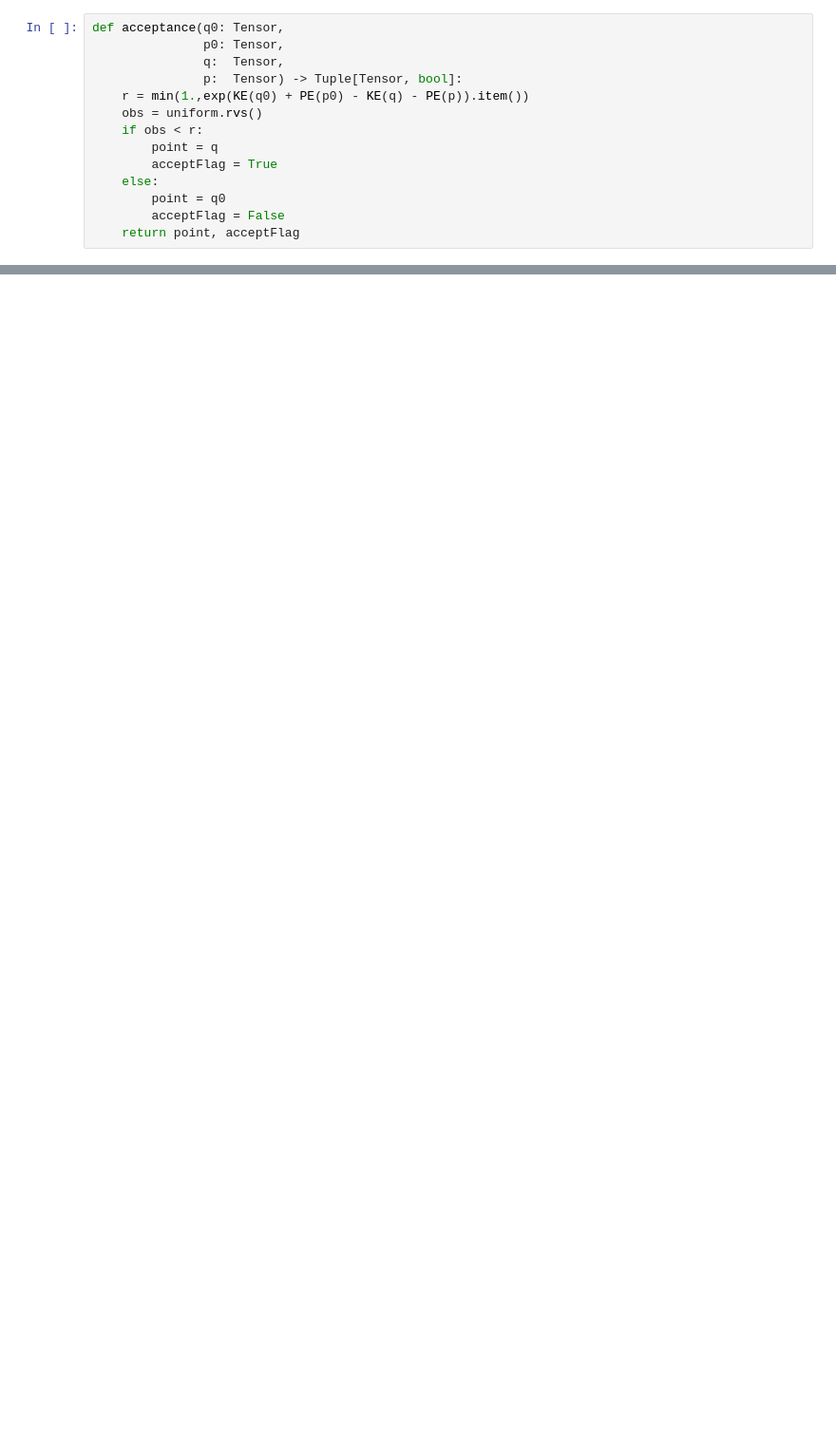
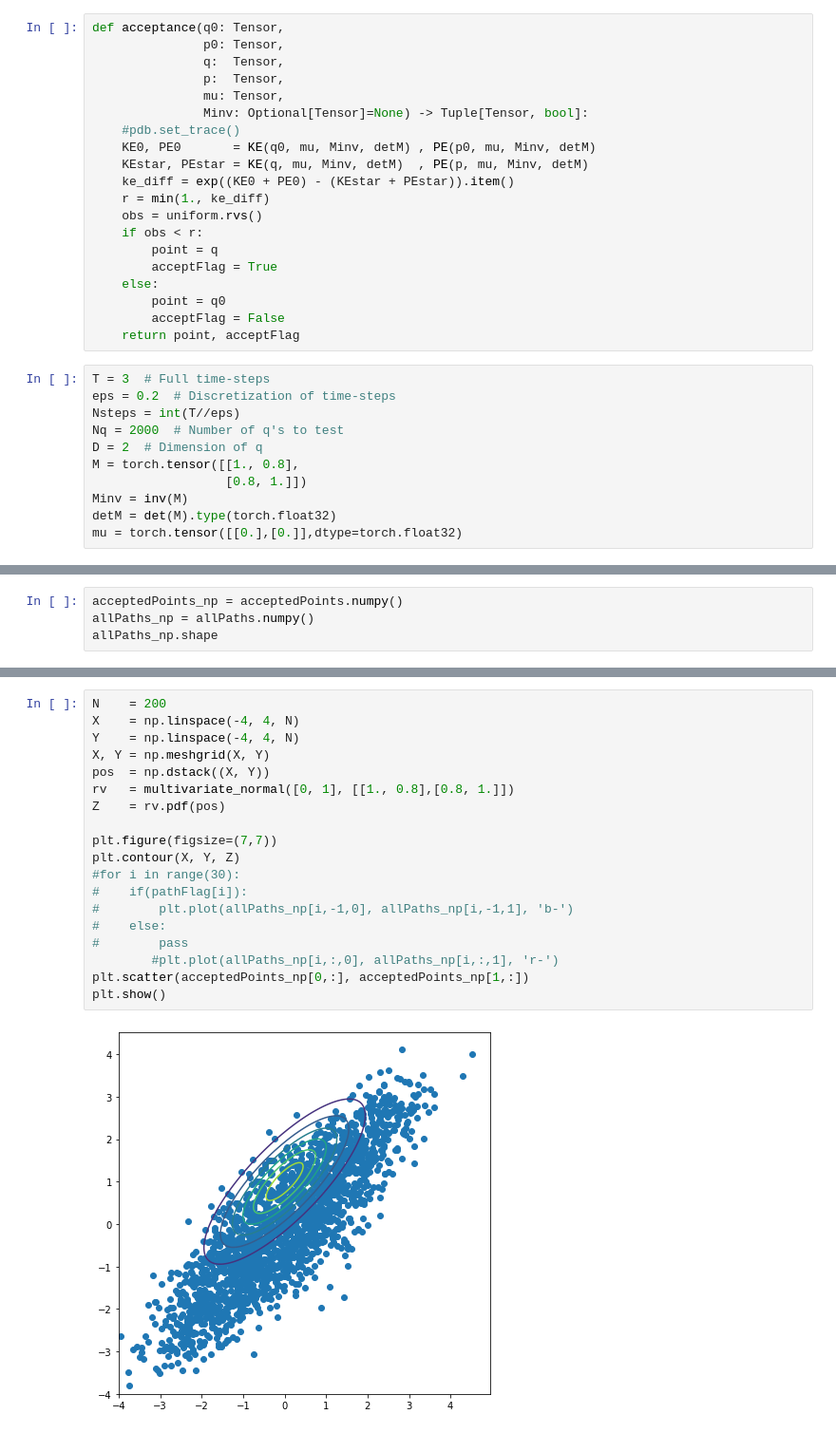
Before and after one commit to BrianWhiteaker/HMC, a Jupyter notebook: HMC0.ipynb, the cells around one changed output, grey strips where cells are left out. Shown at 95% size. Saved outputs shown, nothing was run; the diff lists cells and outputs as text; blank space fills up the shorter version.

```diff
--- a/HMC0.ipynb
+++ b/HMC0.ipynb
@@ -106,8 +117,14 @@ def stormer_verlet(V:    Callable,
 def acceptance(q0: Tensor,
                p0: Tensor,
                q:  Tensor,
-               p:  Tensor) -> Tuple[Tensor, bool]:
-    r = min(1.,exp(KE(q0) + PE(p0) - KE(q) - PE(p)).item())
+               p:  Tensor,
+               mu: Tensor,
+               Minv: Optional[Tensor]=None) -> Tuple[Tensor, bool]:
+    #pdb.set_trace()
+    KE0, PE0       = KE(q0, mu, Minv, detM) , PE(p0, mu, Minv, detM)
+    KEstar, PEstar = KE(q, mu, Minv, detM)  , PE(p, mu, Minv, detM)
+    ke_diff = exp((KE0 + PE0) - (KEstar + PEstar)).item()
+    r = min(1., ke_diff)
     obs = uniform.rvs()
     if obs < r:
         point = q
@@ -116,4 +133,15 @@ def acceptance(q0: Tensor,
         point = q0
         acceptFlag = False
     return point, acceptFlag
+# %%
+T = 3  # Full time-steps
+eps = 0.2  # Discretization of time-steps
+Nsteps = int(T//eps)
+Nq = 2000  # Number of q's to test
+D = 2  # Dimension of q
+M = torch.tensor([[1., 0.8],
+                  [0.8, 1.]])
+Minv = inv(M)
+detM = det(M).type(torch.float32)
+mu = torch.tensor([[0.],[0.]],dtype=torch.float32)
 # %%
@@ -152,0 +188,4 @@ print(f'Acceptance rate: {accepted/Nq}')
+# %%
+acceptedPoints_np = acceptedPoints.numpy()
+allPaths_np = allPaths.numpy()
+allPaths_np.shape
@@ -152,0 +194,21 @@ print(f'Acceptance rate: {accepted/Nq}')
+# %%
+N    = 200
+X    = np.linspace(-4, 4, N)
+Y    = np.linspace(-4, 4, N)
+X, Y = np.meshgrid(X, Y)
+pos  = np.dstack((X, Y))
+rv   = multivariate_normal([0, 1], [[1., 0.8],[0.8, 1.]])
+Z    = rv.pdf(pos)
+
+plt.figure(figsize=(7,7))
+plt.contour(X, Y, Z)
+#for i in range(30):
+#    if(pathFlag[i]):
+#        plt.plot(allPaths_np[i,-1,0], allPaths_np[i,-1,1], 'b-')
+#    else:
+#        pass
+        #plt.plot(allPaths_np[i,:,0], allPaths_np[i,:,1], 'r-')
+plt.scatter(acceptedPoints_np[0,:], acceptedPoints_np[1,:])
+plt.show()
+# %% [output]
+[figure, added]
```
Also changed, not shown: parts of 6 cells of this notebook.
